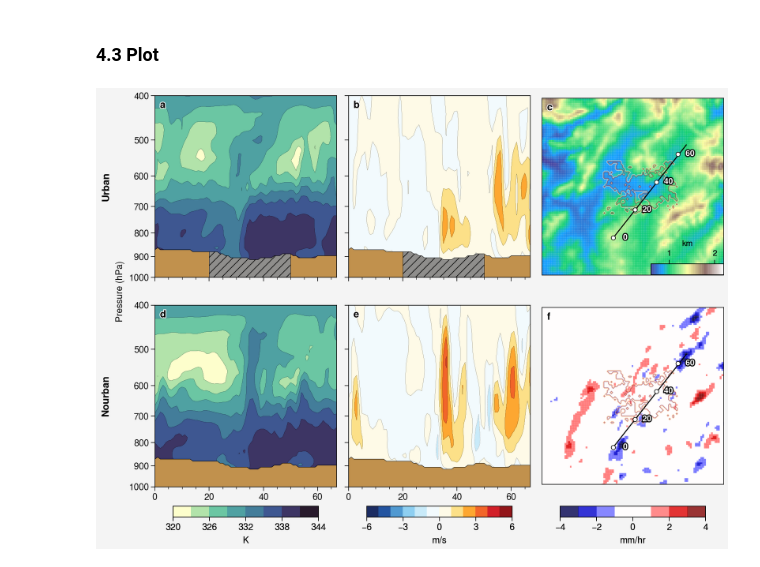
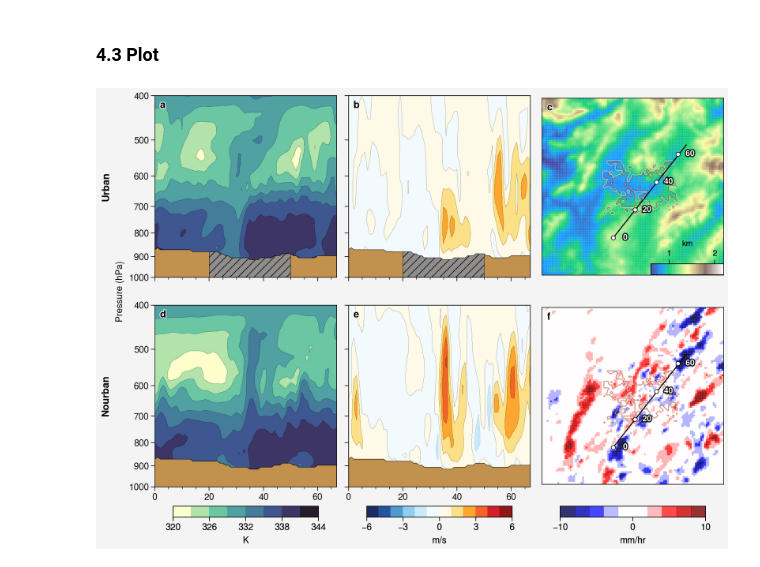
Before and after one commit to donmezkutay/Urban-Precipitation-Article, a Jupyter notebook: revision_summer_crosssection_hourly.ipynb, the cells around one changed output. Cells and saved outputs as stored; diff of their text form; code cells hidden in the pictures.

```diff
--- a/revision_summer_crosssection_hourly.ipynb
+++ b/revision_summer_crosssection_hourly.ipynb
@@ -429,11 +429,11 @@ for t in range(6):
     elif t == 5:
 
         cmap = proplot.Colormap('seismic')
-        clevs_total = np.arange(-4, 4.1, 1)
+        clevs_total = np.arange(-10, 10.1, 2)
         norm = BoundaryNorm(clevs_total,
                             ncolors=cmap.N,
-                            clip=True)
-        ticks = np.arange(-4, 4.1, 2)
+                            clip=True)#
+        ticks = np.arange(-10, 10.1, 10)
 
         mesh = axs2[t].pcolormesh(prcp_diff['lon'],
                             prcp_diff['lat'],
@@ -601,31 +601,31 @@ for i in [2, 5]:
     axs2[i].scatter(line_lon, line_lat,
                    color='white',
                    transform = cartopy.crs.PlateCarree(),
                    zorder = 7,
                    s = 70,
                    marker = '.',
                    markeredgecolor='k')
 
     label_list = [0, 20, 40, 60]
     for j in range(len(label_list)):
         axs2[i].text(line_lon[j]+0.08, line_lat[j],
                  s = label_list[j],
                  size = 8,
                  border=True,
                  bordercolor='black',
                  borderwidth=2,
                  color='white',
                  transform = cartopy.crs.PlateCarree(),
                  va='center',
                  weight='bold',
                  ha = 'center',
                  path_effects=[path_effects.Stroke(linewidth=2, foreground='black'),
                                path_effects.Normal()]
                  )
 
 #save figure
 plt.savefig(r'pictures/revision_summer_cross_section_hgt_prec_pre_event.jpeg',
             bbox_inches='tight', optimize=True,
             progressive=True, dpi=1000)
 # %% [output]
-[figure, old version]
+[figure, new version]
```
Also changed, not shown: 3 other files.
